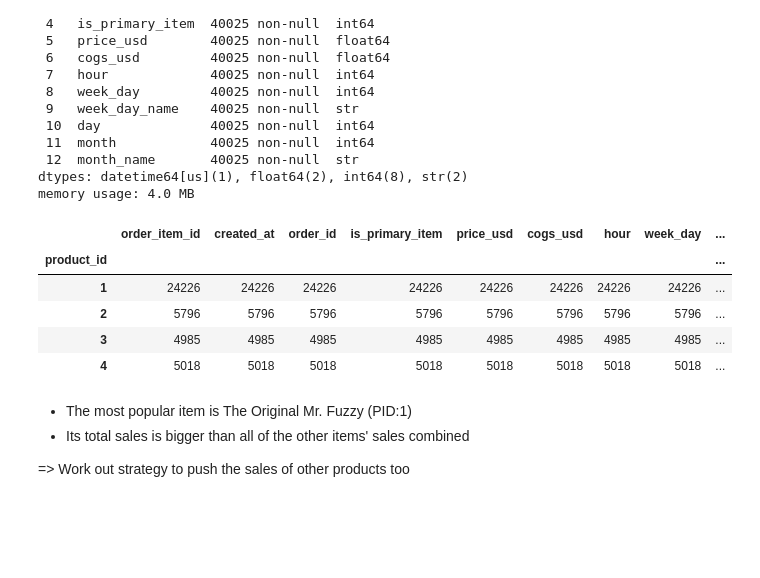
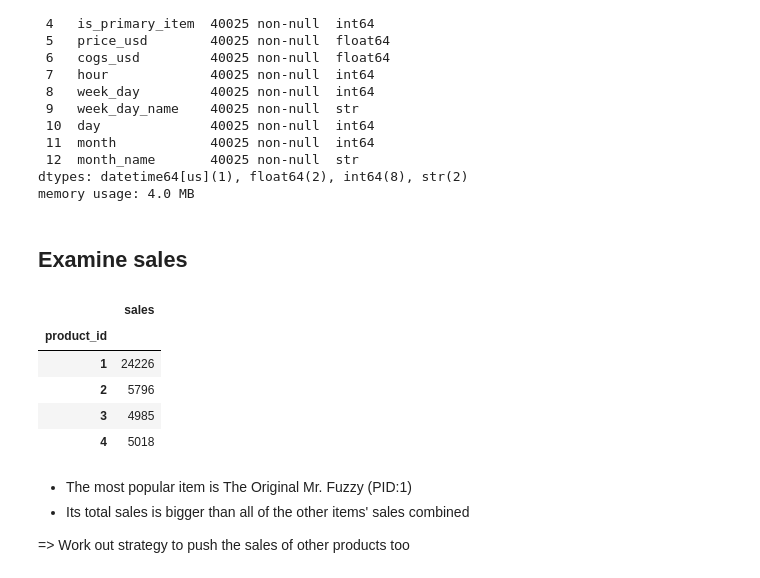
Before and after one commit to chaulnb05/Fuzzy_Ecom, a Jupyter notebook: Notebooks/eda.ipynb, the cells around one changed output. Saved outputs shown, nothing was run; the diff lists cells and outputs as text; code cells hidden in the pictures; blank space fills up the shorter version.

```diff
--- a/Notebooks/eda.ipynb
+++ b/Notebooks/eda.ipynb
@@ -157,19 +167,20 @@ Data columns (total 13 columns):
  12  month_name       40025 non-null  str
 dtypes: datetime64[us](1), float64(2), int64(8), str(2)
 memory usage: 4.0 MB
-# %%
-order_item_df["week_day_name"] = helpers.ordered_time(order_item_df["week_day_name"],"week")
-order_item_df["month_name"] = helpers.ordered_time(order_item_df["month_name"],"month")
+# %% [markdown]
+## Examine sales
 # %%
 # Find the most ordered items
-order_item_df.groupby(by="product_id").count()
+sales_per_pid = order_item_df.groupby(by="product_id").count()[["order_id"]]
+sales_per_pid.columns = ["sales"]
+sales_per_pid
 # %% [output]
-|  | order_item_id | created_at | order_id | is_primary_item | price_usd | cogs_usd | hour | week_day | ... |
-| product_id |  |  |  |  |  |  |  |  | ... |
-| 1 | 24226 | 24226 | 24226 | 24226 | 24226 | 24226 | 24226 | 24226 | ... |
-| 2 | 5796 | 5796 | 5796 | 5796 | 5796 | 5796 | 5796 | 5796 | ... |
-| 3 | 4985 | 4985 | 4985 | 4985 | 4985 | 4985 | 4985 | 4985 | ... |
-| 4 | 5018 | 5018 | 5018 | 5018 | 5018 | 5018 | 5018 | 5018 | ... |
+|  | sales |
+| product_id |  |
+| 1 | 24226 |
+| 2 | 5796 |
+| 3 | 4985 |
+| 4 | 5018 |
 # %% [markdown]
 - The most popular item is The Original Mr. Fuzzy (PID:1)
 - Its total sales is bigger than all of the other items' sales combined
```
Also changed, not shown: parts of 27 cells of this notebook, 2 other files.
